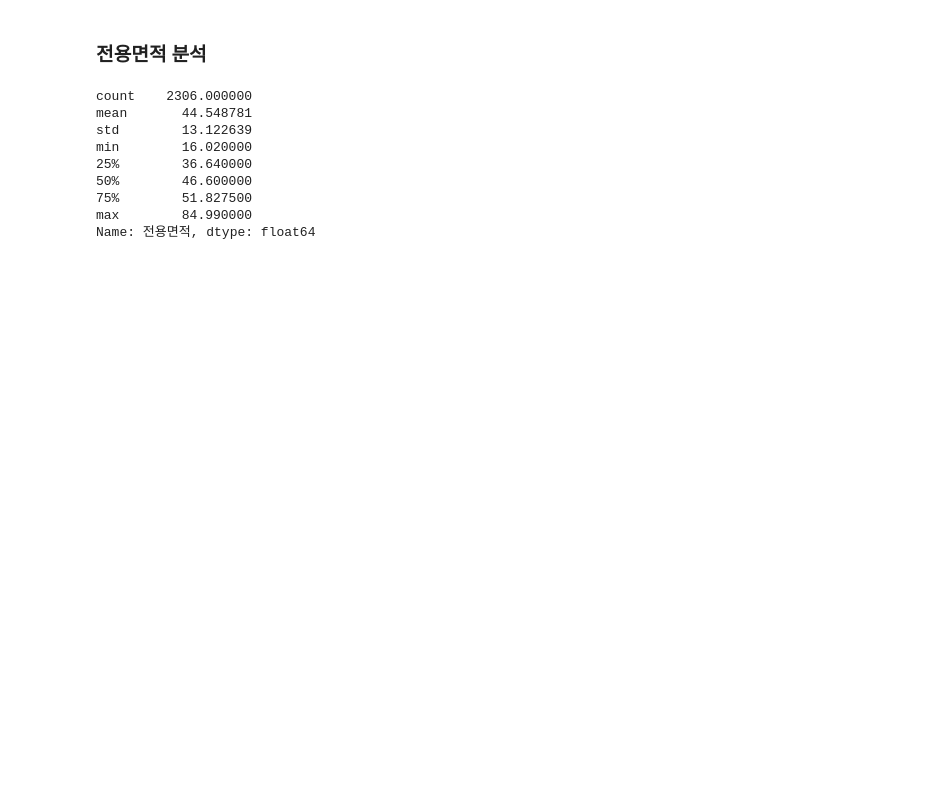
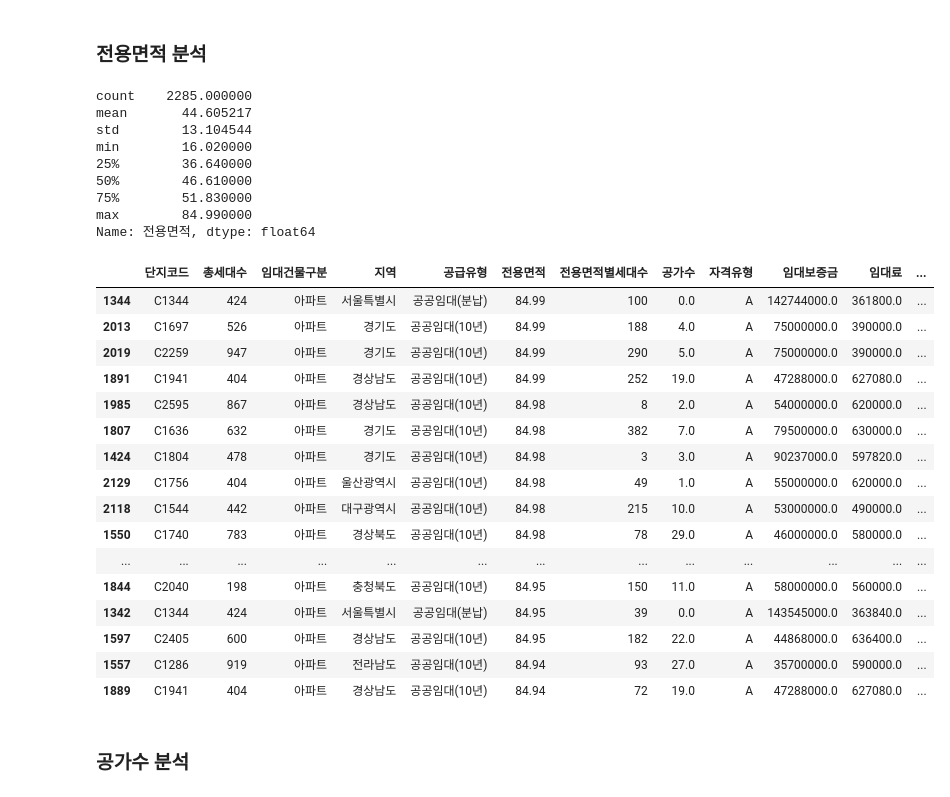
Before and after one commit to SeoMinJong/-, a Jupyter notebook: parking_data_analysis.ipynb, the cells around one changed output. Saved outputs shown, nothing was run; the diff lists cells and outputs as text; code cells hidden in the pictures; blank space fills up the shorter version.

```diff
--- a/parking_data_analysis.ipynb
+++ b/parking_data_analysis.ipynb
@@ -129,2 +192,2 @@ df_not_null
 # %%
-df = df_not_null
+df['임대보증금']
@@ -254,19 +329,39 @@ Name: 공급유형, dtype: int64
 # %% [markdown]
 ### 전용면적 분석
 # %%
-df_not_null['전용면적'].describe()
+df['전용면적'].describe()
 # %% [output]
-count    2306.000000
-mean       44.548781
-std        13.122639
+count    2285.000000
+mean       44.605217
+std        13.104544
 min        16.020000
 25%        36.640000
-50%        46.600000
-75%        51.827500
+50%        46.610000
+75%        51.830000
 max        84.990000
 Name: 전용면적, dtype: float64
 # %%
 # 데이터의 describe를 확인해본 결과 max값과 mean또는 min값이 괴리감이 크기 때문에 이를 확인해보니 큰 면적의 아파트는 공공임대가 주축이다.
-fred6 = df_not_null
+fred6 = df
 fred6 = fred6.sort_values(['전용면적'], ascending=False)
-fred6.head(50)
+fred6.head(30)
+# %% [output]
+|  | 단지코드 | 총세대수 | 임대건물구분 | 지역 | 공급유형 | 전용면적 | 전용면적별세대수 | 공가수 | 자격유형 | 임대보증금 | 임대료 | ... |
+| 1344 | C1344 | 424 | 아파트 | 서울특별시 | 공공임대(분납) | 84.99 | 100 | 0.0 | A | 142744000.0 | 361800.0 | ... |
+| 2013 | C1697 | 526 | 아파트 | 경기도 | 공공임대(10년) | 84.99 | 188 | 4.0 | A | 75000000.0 | 390000.0 | ... |
+| 2019 | C2259 | 947 | 아파트 | 경기도 | 공공임대(10년) | 84.99 | 290 | 5.0 | A | 75000000.0 | 390000.0 | ... |
+| 1891 | C1941 | 404 | 아파트 | 경상남도 | 공공임대(10년) | 84.99 | 252 | 19.0 | A | 47288000.0 | 627080.0 | ... |
+| 1985 | C2595 | 867 | 아파트 | 경상남도 | 공공임대(10년) | 84.98 | 8 | 2.0 | A | 54000000.0 | 620000.0 | ... |
+| 1807 | C1636 | 632 | 아파트 | 경기도 | 공공임대(10년) | 84.98 | 382 | 7.0 | A | 79500000.0 | 630000.0 | ... |
+| 1424 | C1804 | 478 | 아파트 | 경기도 | 공공임대(10년) | 84.98 | 3 | 3.0 | A | 90237000.0 | 597820.0 | ... |
+| 2129 | C1756 | 404 | 아파트 | 울산광역시 | 공공임대(10년) | 84.98 | 49 | 1.0 | A | 55000000.0 | 620000.0 | ... |
+| 2118 | C1544 | 442 | 아파트 | 대구광역시 | 공공임대(10년) | 84.98 | 215 | 10.0 | A | 53000000.0 | 490000.0 | ... |
+| 1550 | C1740 | 783 | 아파트 | 경상북도 | 공공임대(10년) | 84.98 | 78 | 29.0 | A | 46000000.0 | 580000.0 | ... |
+| ... | ... | ... | ... | ... | ... | ... | ... | ... | ... | ... | ... | ... |
+| 1844 | C2040 | 198 | 아파트 | 충청북도 | 공공임대(10년) | 84.95 | 150 | 11.0 | A | 58000000.0 | 560000.0 | ... |
+| 1342 | C1344 | 424 | 아파트 | 서울특별시 | 공공임대(분납) | 84.95 | 39 | 0.0 | A | 143545000.0 | 363840.0 | ... |
+| 1597 | C2405 | 600 | 아파트 | 경상남도 | 공공임대(10년) | 84.95 | 182 | 22.0 | A | 44868000.0 | 636400.0 | ... |
+| 1557 | C1286 | 919 | 아파트 | 전라남도 | 공공임대(10년) | 84.94 | 93 | 27.0 | A | 35700000.0 | 590000.0 | ... |
+| 1889 | C1941 | 404 | 아파트 | 경상남도 | 공공임대(10년) | 84.94 | 72 | 19.0 | A | 47288000.0 | 627080.0 | ... |
+# %% [markdown]
+### 공가수 분석
```
Also changed, not shown: parts of 23 cells of this notebook.
